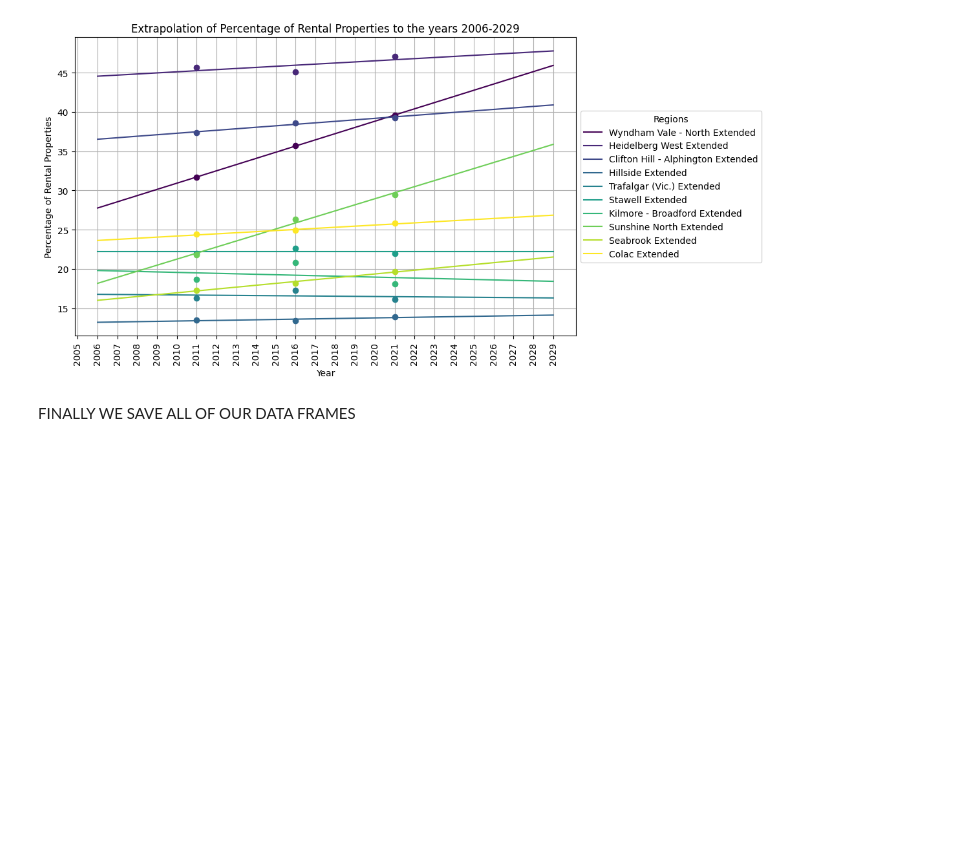
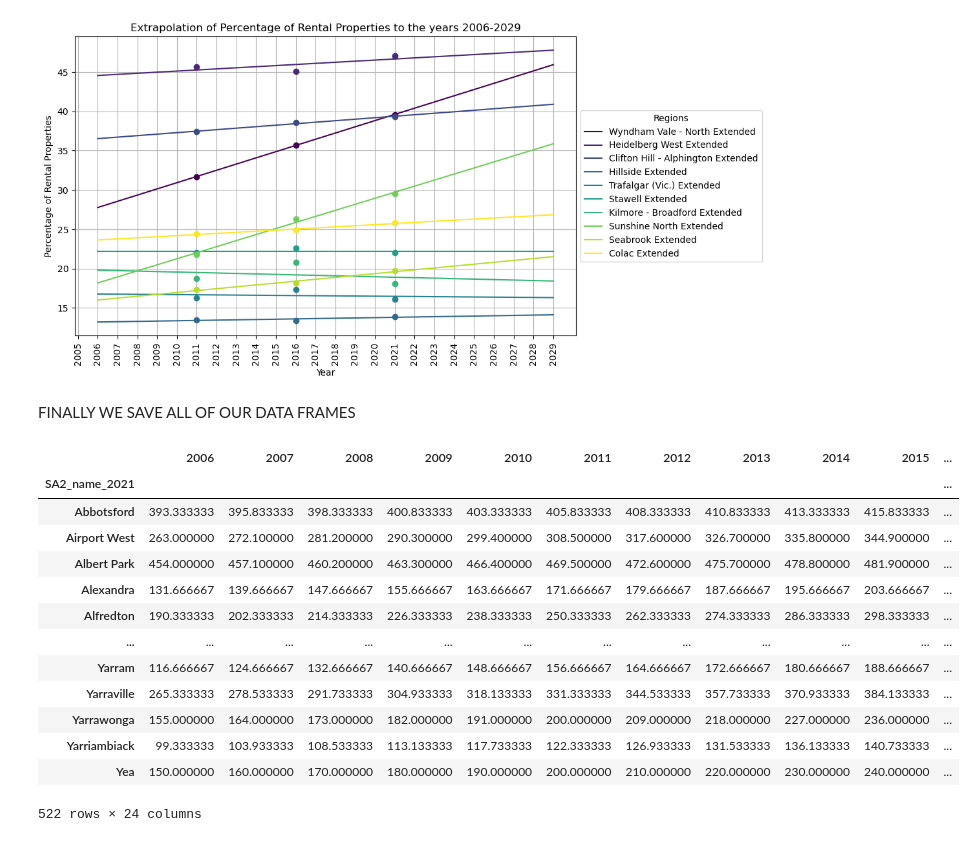
Before and after one commit to MAST30034-AppliedDataScience/project-2-group-real-estate-industry-project-31, a Jupyter notebook: notebooks/external_preprocessing2.ipynb, the cells around one changed output. Cells and saved outputs as stored; diff of their text form; code cells hidden in the pictures; blank space fills up the shorter version.

```diff
--- a/notebooks/external_preprocessing2.ipynb
+++ b/notebooks/external_preprocessing2.ipynb
@@ -456,3 +456,20 @@ extended_percentage_overseas_born_df.to_csv('../data/curated/extrapolated_percen
 extended_percentage_rentals_df.to_csv('../data/curated/extrapolated_percentage_rentals.csv', index=True)
 population_df.to_csv('../data/curated/extrapolated_population.csv', index=True)
 extended_unemployment_df.to_csv('../data/curated/extrapolated_unemployment.csv', index=True)
+# %%
+extended_median_rent_df
+# %% [output]
+|  | 2006 | 2007 | 2008 | 2009 | 2010 | 2011 | 2012 | 2013 | 2014 | 2015 | ... |
+| SA2_name_2021 |  |  |  |  |  |  |  |  |  |  | ... |
+| Abbotsford | 393.333333 | 395.833333 | 398.333333 | 400.833333 | 403.333333 | 405.833333 | 408.333333 | 410.833333 | 413.333333 | 415.833333 | ... |
+| Airport West | 263.000000 | 272.100000 | 281.200000 | 290.300000 | 299.400000 | 308.500000 | 317.600000 | 326.700000 | 335.800000 | 344.900000 | ... |
+| Albert Park | 454.000000 | 457.100000 | 460.200000 | 463.300000 | 466.400000 | 469.500000 | 472.600000 | 475.700000 | 478.800000 | 481.900000 | ... |
+| Alexandra | 131.666667 | 139.666667 | 147.666667 | 155.666667 | 163.666667 | 171.666667 | 179.666667 | 187.666667 | 195.666667 | 203.666667 | ... |
+| Alfredton | 190.333333 | 202.333333 | 214.333333 | 226.333333 | 238.333333 | 250.333333 | 262.333333 | 274.333333 | 286.333333 | 298.333333 | ... |
+| ... | ... | ... | ... | ... | ... | ... | ... | ... | ... | ... | ... |
+| Yarram | 116.666667 | 124.666667 | 132.666667 | 140.666667 | 148.666667 | 156.666667 | 164.666667 | 172.666667 | 180.666667 | 188.666667 | ... |
+| Yarraville | 265.333333 | 278.533333 | 291.733333 | 304.933333 | 318.133333 | 331.333333 | 344.533333 | 357.733333 | 370.933333 | 384.133333 | ... |
+| Yarrawonga | 155.000000 | 164.000000 | 173.000000 | 182.000000 | 191.000000 | 200.000000 | 209.000000 | 218.000000 | 227.000000 | 236.000000 | ... |
+| Yarriambiack | 99.333333 | 103.933333 | 108.533333 | 113.133333 | 117.733333 | 122.333333 | 126.933333 | 131.533333 | 136.133333 | 140.733333 | ... |
+| Yea | 150.000000 | 160.000000 | 170.000000 | 180.000000 | 190.000000 | 200.000000 | 210.000000 | 220.000000 | 230.000000 | 240.000000 | ... |
+522 rows × 24 columns
```
Also changed, not shown: parts of 1 cell of this notebook, 7 other files.
